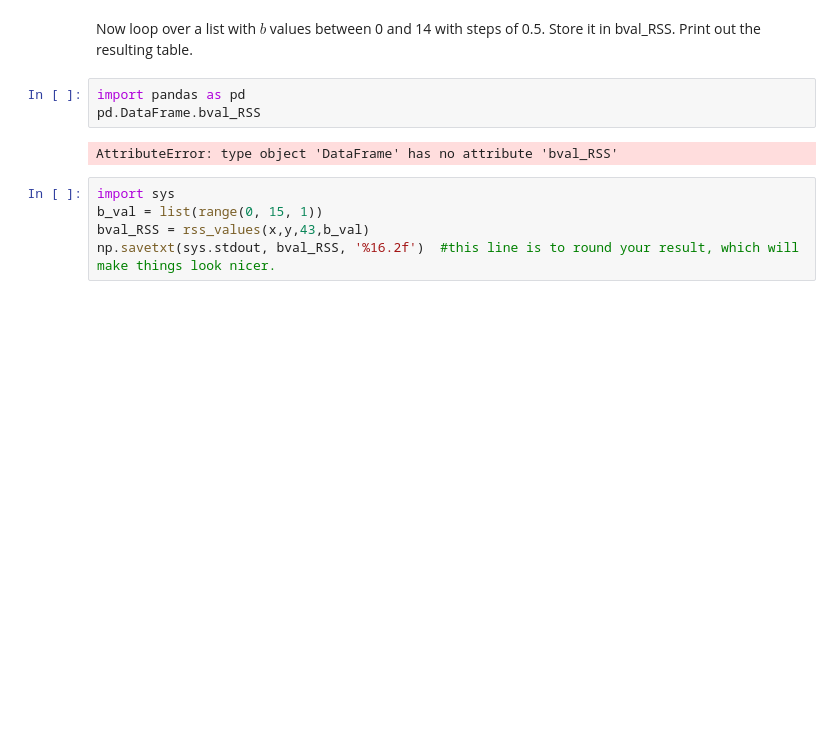
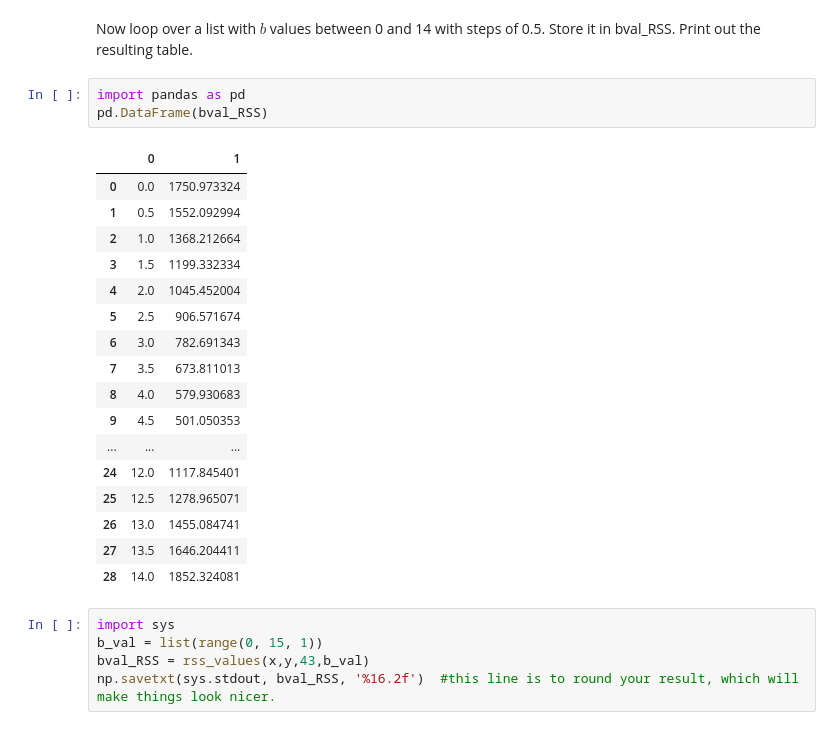
Before and after one commit to Rimab55/dsc-2-14-12-gradient-descent-step-sizes-lab-nyc-ds-career-012819, a Jupyter notebook: index.ipynb, the cells around one changed output. Drawn from its saved outputs; the diff is of its cells as text; blank space fills up the shorter version.

```diff
--- a/index.ipynb
+++ b/index.ipynb
@@ -84,9 +84,25 @@ def rss_values(x_values, y_values, m, b_values):
 Now loop over a list with $b$ values between 0 and 14 with steps of 0.5. Store it in bval_RSS. Print out the resulting table.
 # %%
 import pandas as pd
-pd.DataFrame.bval_RSS
+pd.DataFrame(bval_RSS)
 # %% [output]
-AttributeError: type object 'DataFrame' has no attribute 'bval_RSS'
+|  | 0 | 1 |
+| 0 | 0.0 | 1750.973324 |
+| 1 | 0.5 | 1552.092994 |
+| 2 | 1.0 | 1368.212664 |
+| 3 | 1.5 | 1199.332334 |
+| 4 | 2.0 | 1045.452004 |
+| 5 | 2.5 | 906.571674 |
+| 6 | 3.0 | 782.691343 |
+| 7 | 3.5 | 673.811013 |
+| 8 | 4.0 | 579.930683 |
+| 9 | 4.5 | 501.050353 |
+| ... | ... | ... |
+| 24 | 12.0 | 1117.845401 |
+| 25 | 12.5 | 1278.965071 |
+| 26 | 13.0 | 1455.084741 |
+| 27 | 13.5 | 1646.204411 |
+| 28 | 14.0 | 1852.324081 |
 # %%
 import sys
 b_val = list(range(0, 15, 1))
```
